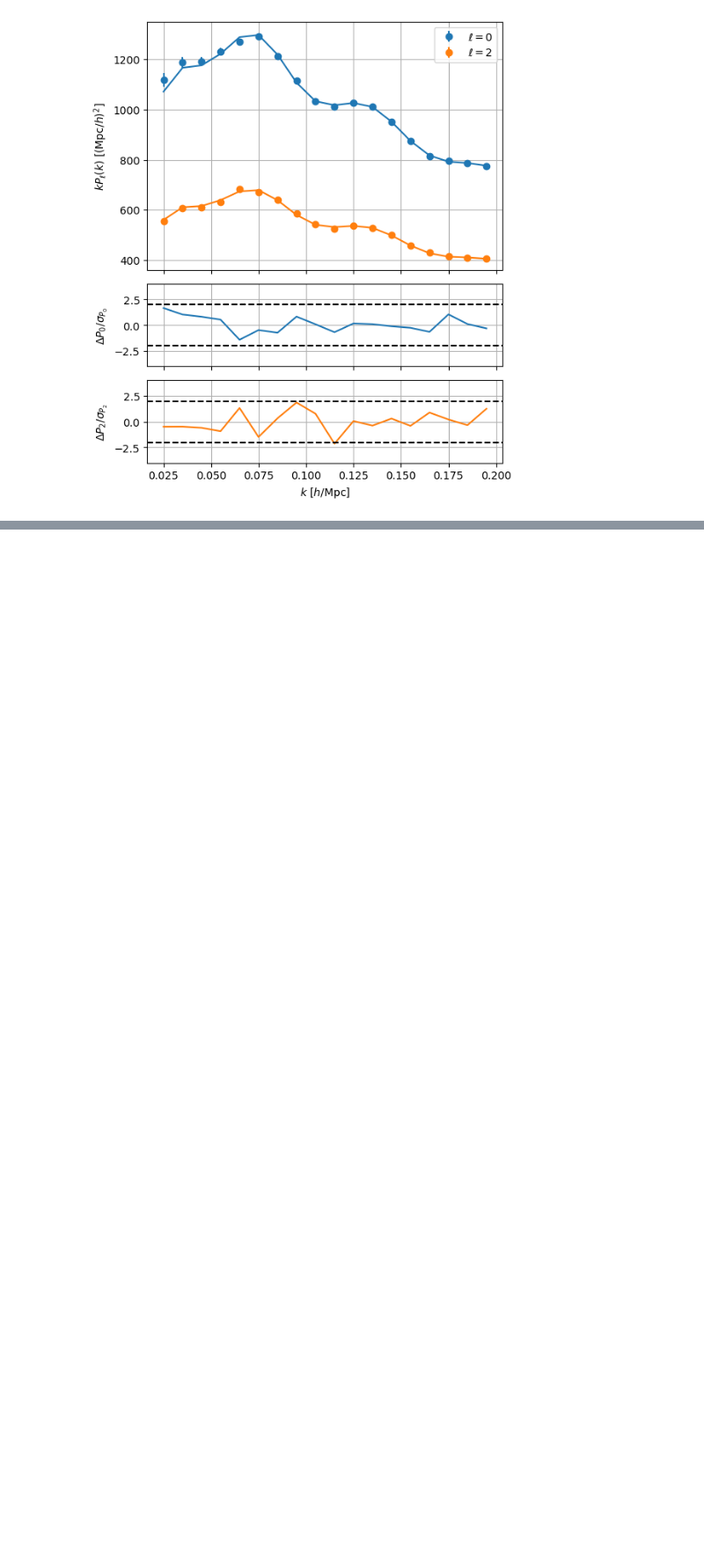
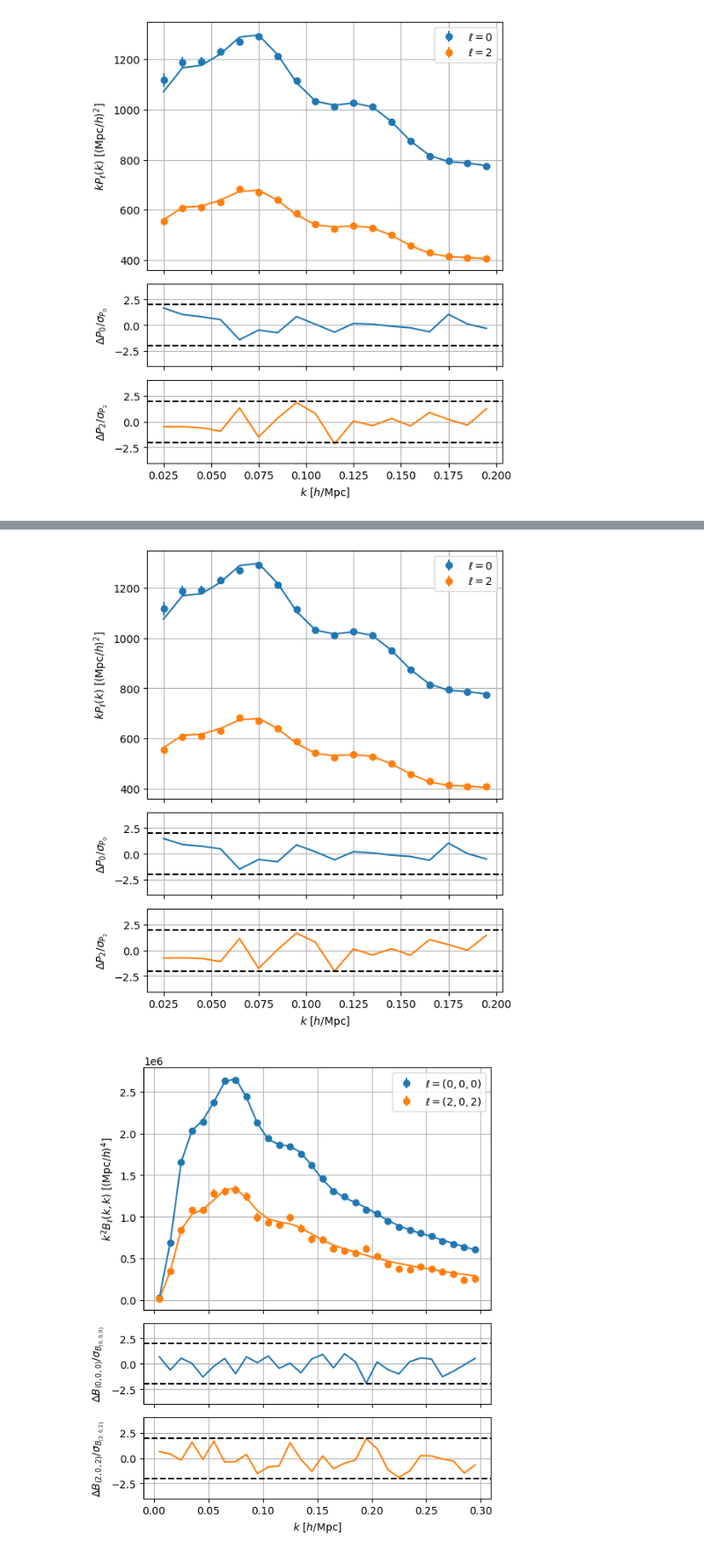
Before and after one commit to cosmodesi/desilike, a Jupyter notebook: nb/fs_direct_examples.ipynb, the cells around one changed output, grey strips where cells are left out. Shown at 88% size. Cells and saved outputs as stored; diff of their text form; code cells hidden in the pictures; blank space fills up the shorter version.

```diff
--- a/nb/fs_direct_examples.ipynb
+++ b/nb/fs_direct_examples.ipynb
@@ -179,0 +259,13 @@ Removed no burn in
+# %%
+
+from desilike.theories.galaxy_clustering import FOLPSTracerSpectrum3Poles
+from desilike.observables.galaxy_clustering import Spectrum3PolesObservable
+template_b = DirectSpectrum2Template(z=z, fiducial='DESI')
+theory_b = FOLPSTracerSpectrum3Poles(template=template_b)
+
+data_sel = data.get(ells=[0, 2]).select(k=(0.02, 0.2))  # fit monopole and quadrupole, between 0.02 and 0.2 h/Mpc
+covariance = lsstypes.cov(mocks).at.observable.match(data_sel)
+observable = Spectrum2PolesObservable(data=data_sel, covariance=covariance, theory=theory)
+
+covariance_b = lsstypes.cov(mocks_bispec).at.observable.match(data_bispec)
+observable_b = Spectrum3PolesObservable(data=data_bispec, covariance=covariance_b, theory=theory_b)
@@ -179,0 +368,23 @@ Removed no burn in
+# %%
+from desilike import Sampler, Posterior
+from desilike.samplers import Zeus, PocoMC, Nautilus, Emcee, Dynesty
+
+
+# Swap the theory for its emulator: update() re-runs the observable's __init__ in-place with
+# the new theory (the likelihood holds the same observable instance, so it picks up the swap
+# when we recompile below). The emulated calculator is a drop-in replacement for the original.
+emulated_b = TaylorEmulator.read(bispec_emulator_fn).to_calculator()
+observable_b.update(theory=emulated_b)
+
+emulated = TaylorEmulator.read(kaiser_emulator_fn).to_calculator()
+observable.update(theory=emulated)
+
+# Sample the posterior = likelihood + priors: wrap the likelihood in Posterior.
+# (Sampling the bare likelihood would let walkers wander far outside the priors,
+# where the Taylor emulator extrapolates arbitrarily badly.)
+pipe = compile(Posterior(likelihood))
+! rm -rfv _tests/chain_fs_FM_bispec/
+sampler = Sampler(pipe, kernel=Emcee(), rng=42, output_dir='_tests/chain_fs_FM_bispec')
+# We run samples until convergence, considered reached when Gelman-Rubin stabilizes below 1.05
+samples = sampler.run(min_steps=10000, gelman_rubin=1.01)
+#samples = sampler.run()
@@ -179,0 +409,12 @@ Removed no burn in
+# %%
+# Evaluate the likelihood at the maximum-posterior sample and plot the fit
+names = get_params(likelihood).select(varied=True, derived=False).names()
+idx = np.unravel_index(np.argmax(samples.logposterior), samples.logposterior.shape)
+best = {name: np.asarray(samples[name].value)[idx] for name in names}
+pipe(**best)
+observable.plot()
+observable_b.plot()
+plt.show()
+# %% [output]
+[figure, added]
+[figure, added]
```
Also changed, not shown: parts of 15 cells of this notebook, 1 other file.
